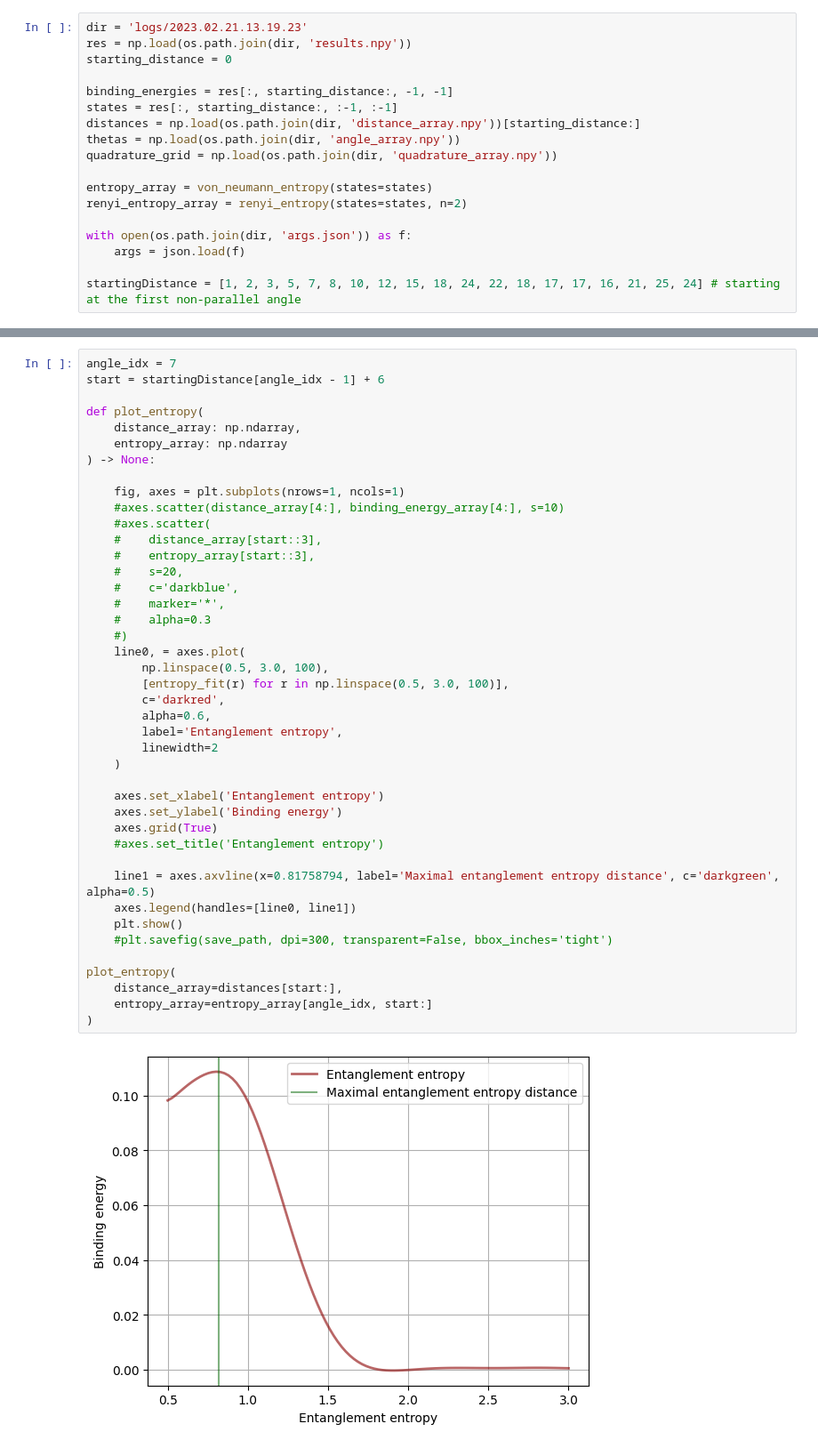
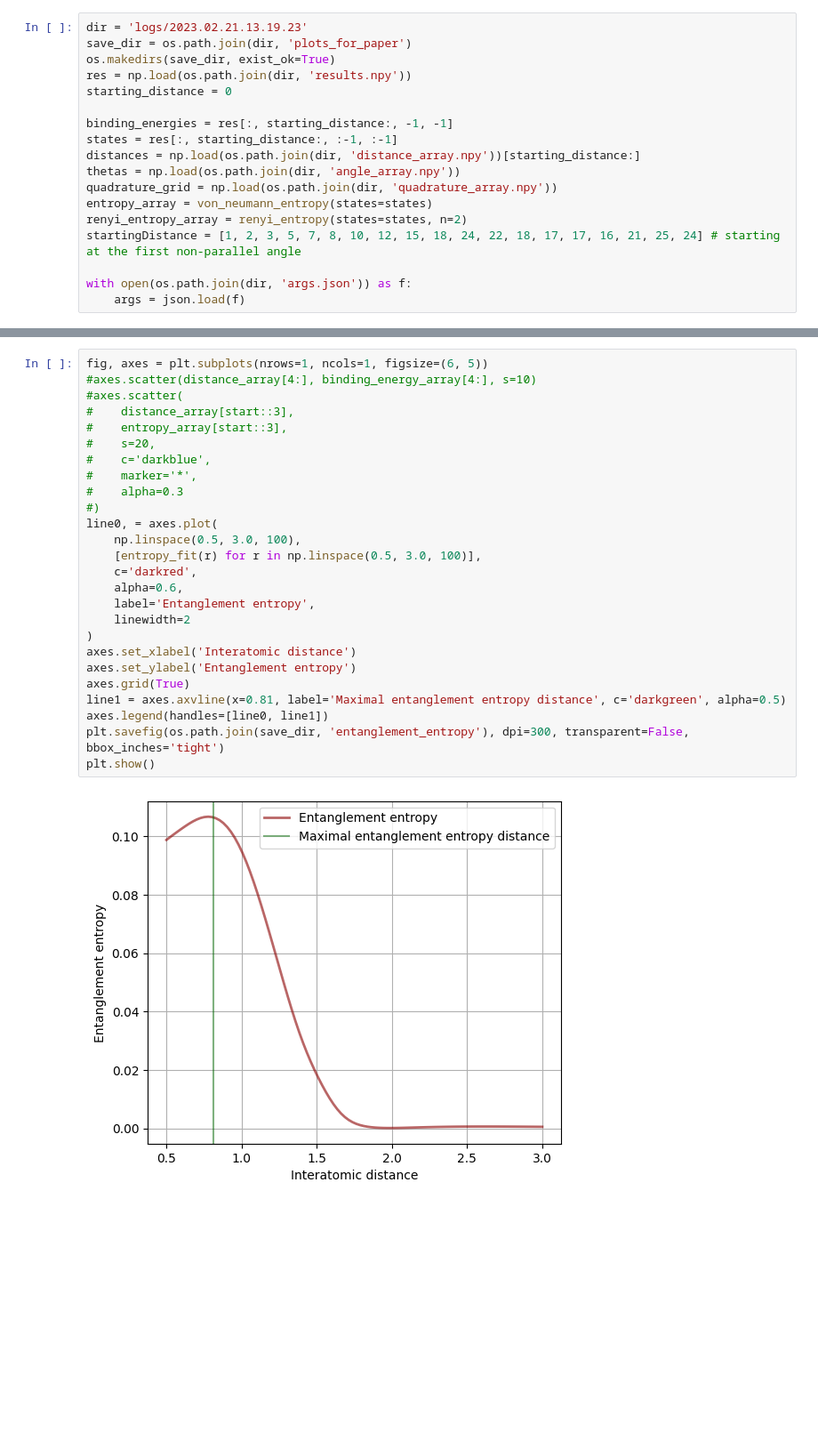
Before and after one commit to MatthieuSarkis/Long-range-intermolecular-interactions-on-a-continuous-variable-quantum-computer, a Jupyter notebook: plot.ipynb, the cells around one changed output, grey strips where cells are left out. Shown at 89% size. Saved outputs shown, nothing was run; the diff lists cells and outputs as text; blank space fills up the shorter version.

Commit message:
improved the plots

```diff
--- a/plot.ipynb
+++ b/plot.ipynb
@@ -11,5 +10,7 @@ from src.utils import von_neumann_entropy, renyi_entropy
 # %%
 dir = 'logs/2023.02.21.13.19.23'
+save_dir = os.path.join(dir, 'plots_for_paper')
+os.makedirs(save_dir, exist_ok=True)
 res = np.load(os.path.join(dir, 'results.npy'))
 starting_distance = 0
 
@@ -18,12 +19,10 @@ states = res[:, starting_distance:, :-1, :-1]
 distances = np.load(os.path.join(dir, 'distance_array.npy'))[starting_distance:]
 thetas = np.load(os.path.join(dir, 'angle_array.npy'))
 quadrature_grid = np.load(os.path.join(dir, 'quadrature_array.npy'))
-
 entropy_array = von_neumann_entropy(states=states)
 renyi_entropy_array = renyi_entropy(states=states, n=2)
+startingDistance = [1, 2, 3, 5, 7, 8, 10, 12, 15, 18, 24, 22, 18, 17, 17, 16, 21, 25, 24] # starting at the first non-parallel angle
 
 with open(os.path.join(dir, 'args.json')) as f:
     args = json.load(f)
-
-startingDistance = [1, 2, 3, 5, 7, 8, 10, 12, 15, 18, 24, 22, 18, 17, 17, 16, 21, 25, 24] # starting at the first non-parallel angle
 # %%
@@ -80,47 +90,31 @@ def interpolation_morse(r, angle_idx):
         expr = -59.1291656257202*(exp(-6.735608158749974*(1.248561482832166 + r)) - 2/exp(3.367804079374987*(1.248561482832166 + r)))
     return expr
 # %%
-angle_idx = 7
-start = startingDistance[angle_idx - 1] + 6
-
-def plot_entropy(
-    distance_array: np.ndarray,
-    entropy_array: np.ndarray
-) -> None:
-
-    fig, axes = plt.subplots(nrows=1, ncols=1)
-    #axes.scatter(distance_array[4:], binding_energy_array[4:], s=10)
-    #axes.scatter(
-    #    distance_array[start::3],
-    #    entropy_array[start::3],
-    #    s=20,
-    #    c='darkblue',
-    #    marker='*',
-    #    alpha=0.3
-    #)
-    line0, = axes.plot(
-        np.linspace(0.5, 3.0, 100),
-        [entropy_fit(r) for r in np.linspace(0.5, 3.0, 100)],
-        c='darkred',
-        alpha=0.6,
-        label='Entanglement entropy',
-        linewidth=2
-    )
-
-    axes.set_xlabel('Entanglement entropy')
-    axes.set_ylabel('Binding energy')
-    axes.grid(True)
-    #axes.set_title('Entanglement entropy')
-
-    line1 = axes.axvline(x=0.81758794, label='Maximal entanglement entropy distance', c='darkgreen', alpha=0.5)
-    axes.legend(handles=[line0, line1])
-    plt.show()
-    #plt.savefig(save_path, dpi=300, transparent=False, bbox_inches='tight')
-
-plot_entropy(
-    distance_array=distances[start:],
-    entropy_array=entropy_array[angle_idx, start:]
+fig, axes = plt.subplots(nrows=1, ncols=1, figsize=(6, 5))
+#axes.scatter(distance_array[4:], binding_energy_array[4:], s=10)
+#axes.scatter(
+#    distance_array[start::3],
+#    entropy_array[start::3],
+#    s=20,
+#    c='darkblue',
+#    marker='*',
+#    alpha=0.3
+#)
+line0, = axes.plot(
+    np.linspace(0.5, 3.0, 100),
+    [entropy_fit(r) for r in np.linspace(0.5, 3.0, 100)],
+    c='darkred',
+    alpha=0.6,
+    label='Entanglement entropy',
+    linewidth=2
 )
+axes.set_xlabel('Interatomic distance')
+axes.set_ylabel('Entanglement entropy')
+axes.grid(True)
+line1 = axes.axvline(x=0.81, label='Maximal entanglement entropy distance', c='darkgreen', alpha=0.5)
+axes.legend(handles=[line0, line1])
+plt.savefig(os.path.join(save_dir, 'entanglement_entropy'), dpi=300, transparent=False, bbox_inches='tight')
+plt.show()
 # %% [output]
-[figure, old version]
+[figure, new version]
 # %%
```
Also changed, not shown: parts of 6 cells of this notebook, 6 other files.
